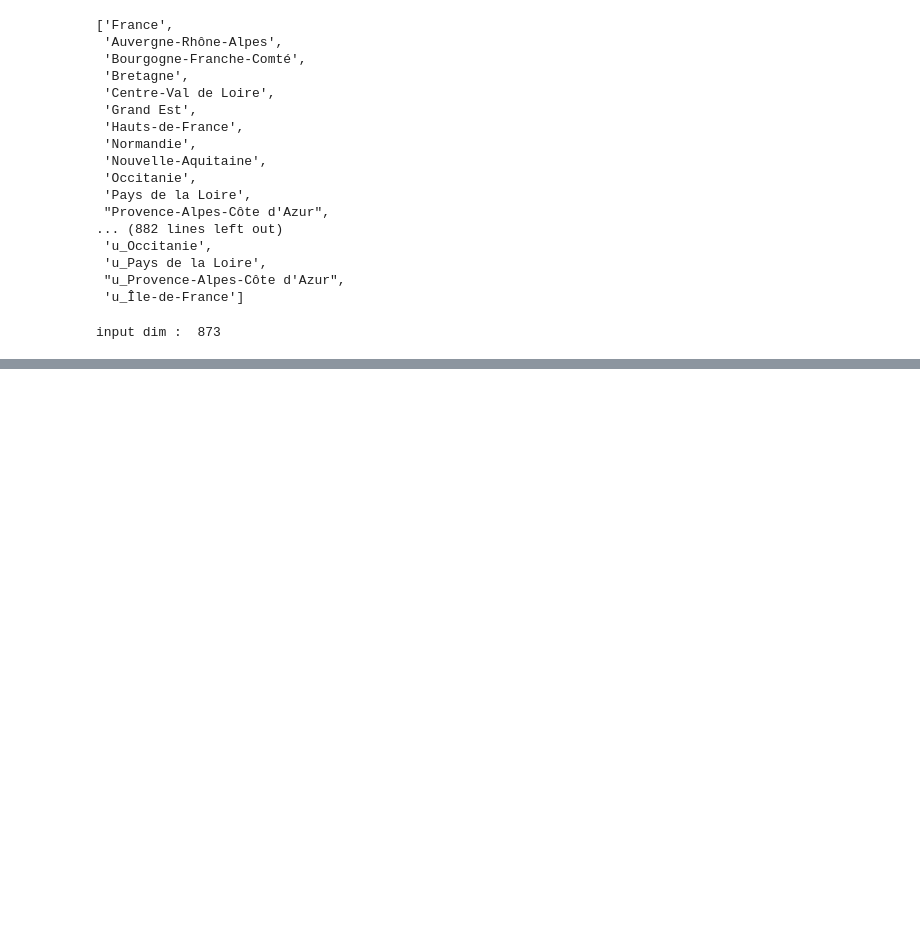
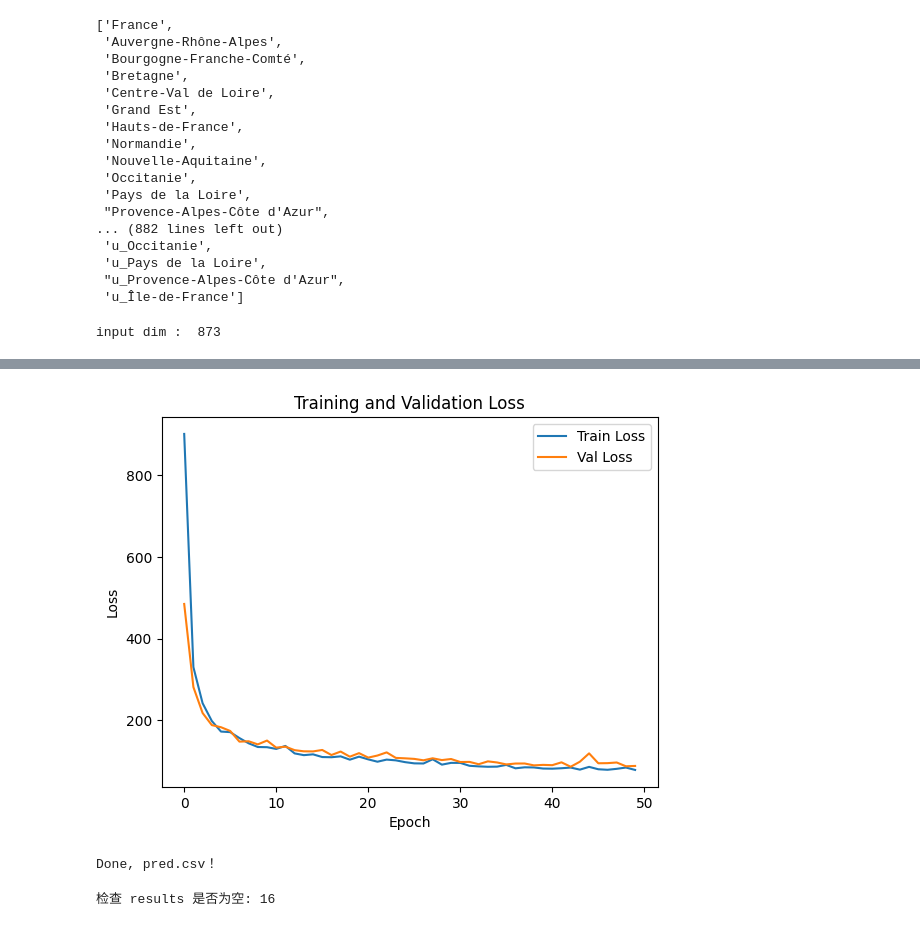
Before and after one commit to JZhouSaclay/DataChallenge, a Jupyter notebook: GroupeZZ.ipynb, the cells around one changed output, grey strips where cells are left out. Saved outputs shown, nothing was run; the diff lists cells and outputs as text; code cells hidden in the pictures; blank space fills up the shorter version.

```diff
--- a/GroupeZZ.ipynb
+++ b/GroupeZZ.ipynb
@@ -102,3 +149,30 @@ class MLPWithAttentionAll(nn.Module):
+# %%
+class MLPWithoutAttention(nn.Module):
+    def __init__(self, input_dim, hidden_dim=512, output_dim=25, num_layers=3):
+        super(MLPWithoutAttention, self).__init__()
+
+        self.layers = nn.ModuleList()
+        self.batchnorms = nn.ModuleList()
+
+        # 输入层
+        self.layers.append(nn.Linear(input_dim, hidden_dim))
+        self.batchnorms.append(nn.BatchNorm1d(hidden_dim))
+
+        # 隐藏层
+        for _ in range(num_layers - 1):
+            self.layers.append(nn.Linear(hidden_dim, hidden_dim))
+            self.batchnorms.append(nn.BatchNorm1d(hidden_dim))
+
+        # 输出层
+        self.output_layer = nn.Linear(hidden_dim, output_dim)
+
+    def forward(self, x):
+        for i in range(len(self.layers)):
+            x = F.relu(self.layers[i](x))
+            x = self.batchnorms[i](x)  # 归一化
+
+        x = self.output_layer(x)  # 输出 25 维结果
+        return x
 # %%
 
 def RMSE(y_pred, y_true):
@@ -1023,0 +1159,4 @@ def train_and_predict(train_data, test_data, model, epochs=50, batch_size=256, l
+# %%
+model = MLPWithAttentionAll(input_dim)
+trained_model = train_and_predictAll(merged_data, test_data, model,target_columns, epochs=50, batch_size=512, lr=0.001)
+# %% [output]
@@ -1023,0 +1168,6 @@ def train_and_predict(train_data, test_data, model, epochs=50, batch_size=256, l
+[figure, added]
+Done, pred.csv！
+# %%
+print("检查 results 是否为空:", len(results))
+# %% [output]
+检查 results 是否为空: 16
```
Also changed, not shown: parts of 16 cells of this notebook.
